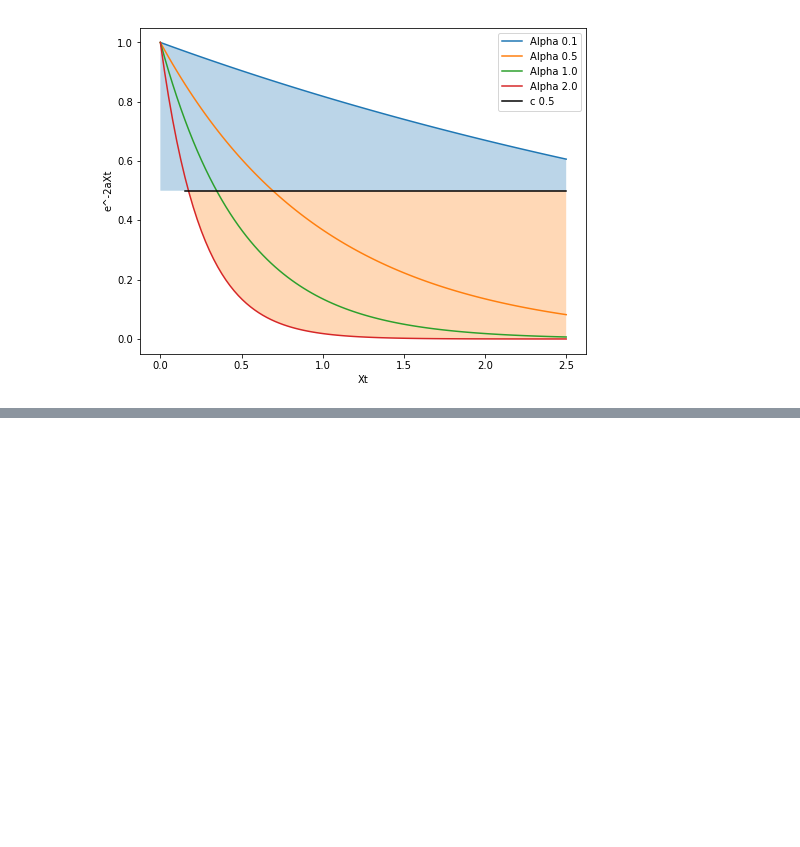
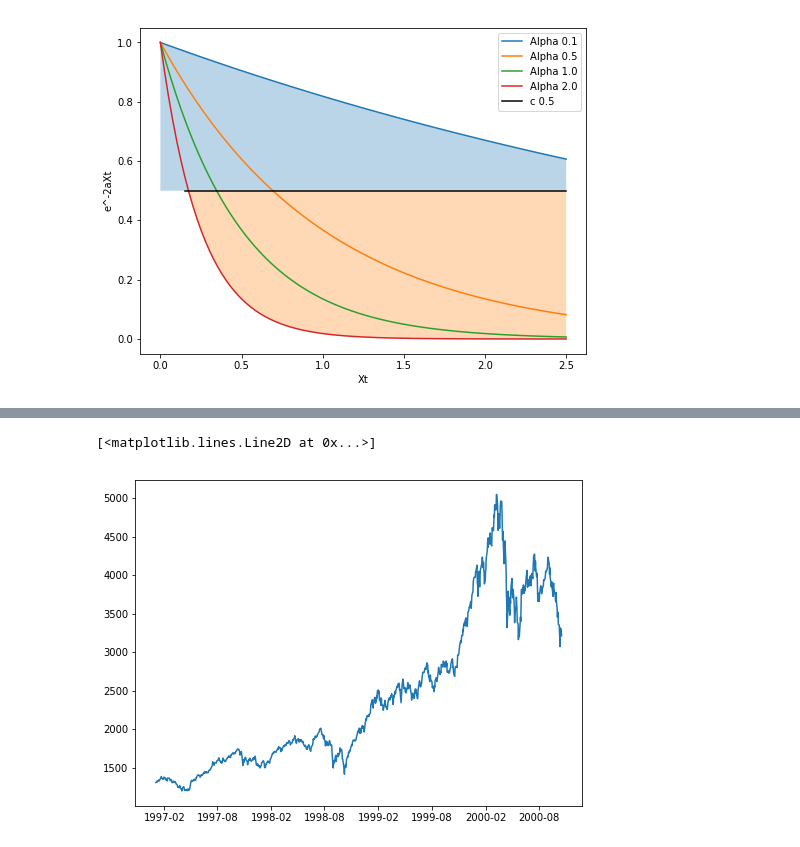
Before and after one commit to sunny2309/projects, a Jupyter notebook: bitcoin_analysis/bitcoin_analysis.ipynb, the cells around one changed output, grey strips where cells are left out. Cells and saved outputs as stored; diff of their text form; code cells hidden in the pictures; blank space fills up the shorter version.

```diff
--- a/bitcoin_analysis/bitcoin_analysis.ipynb
+++ b/bitcoin_analysis/bitcoin_analysis.ipynb
@@ -378,0 +454,6 @@ plt.legend(loc='best')
+# %%
+plt.figure(figsize=(8,6))
+plt.plot(list(X1.index)+list(X2.index)+list(X3.index),X_F)
+# %% [output]
+[<matplotlib.lines.Line2D at 0x...>]
+[figure, added]
```
Also changed, not shown: parts of 16 cells of this notebook.
